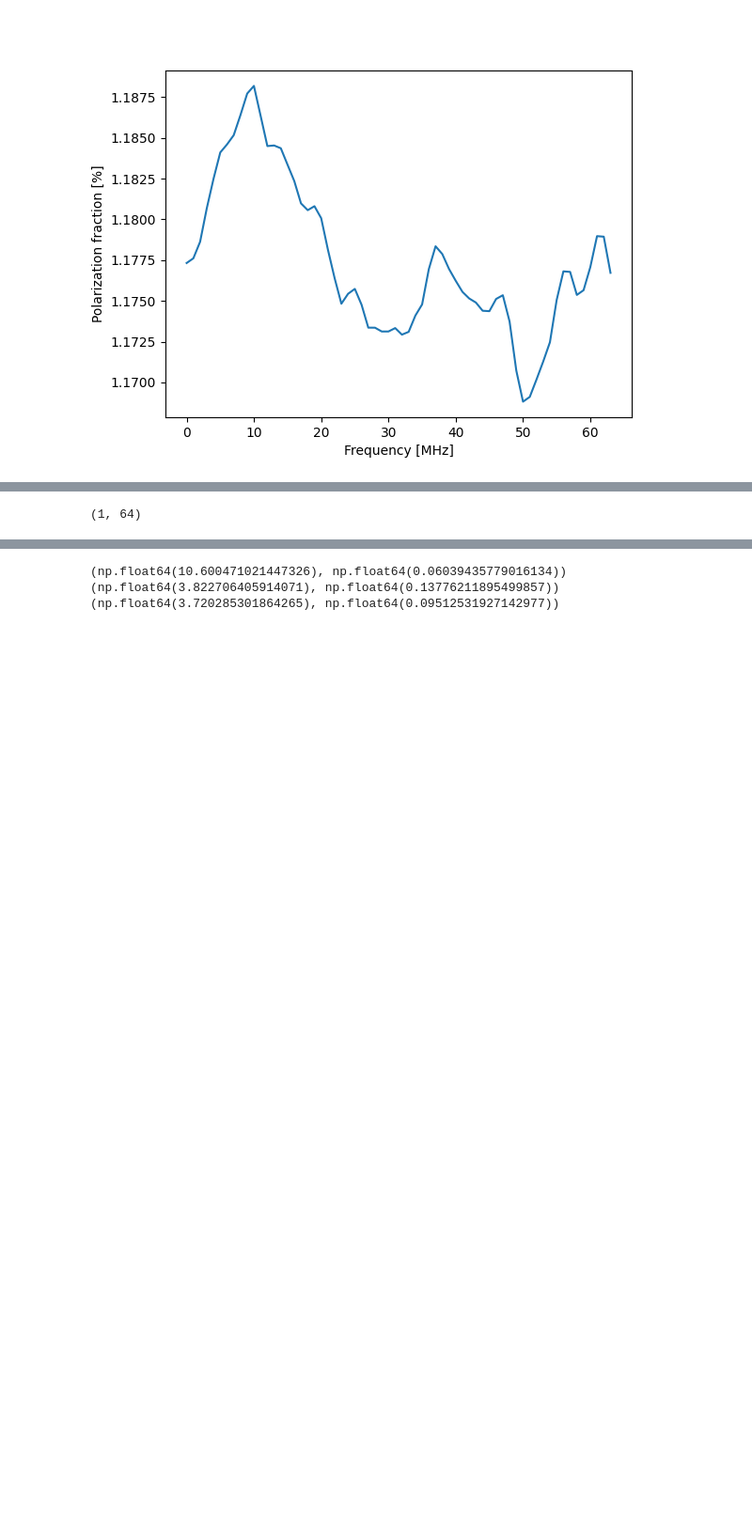
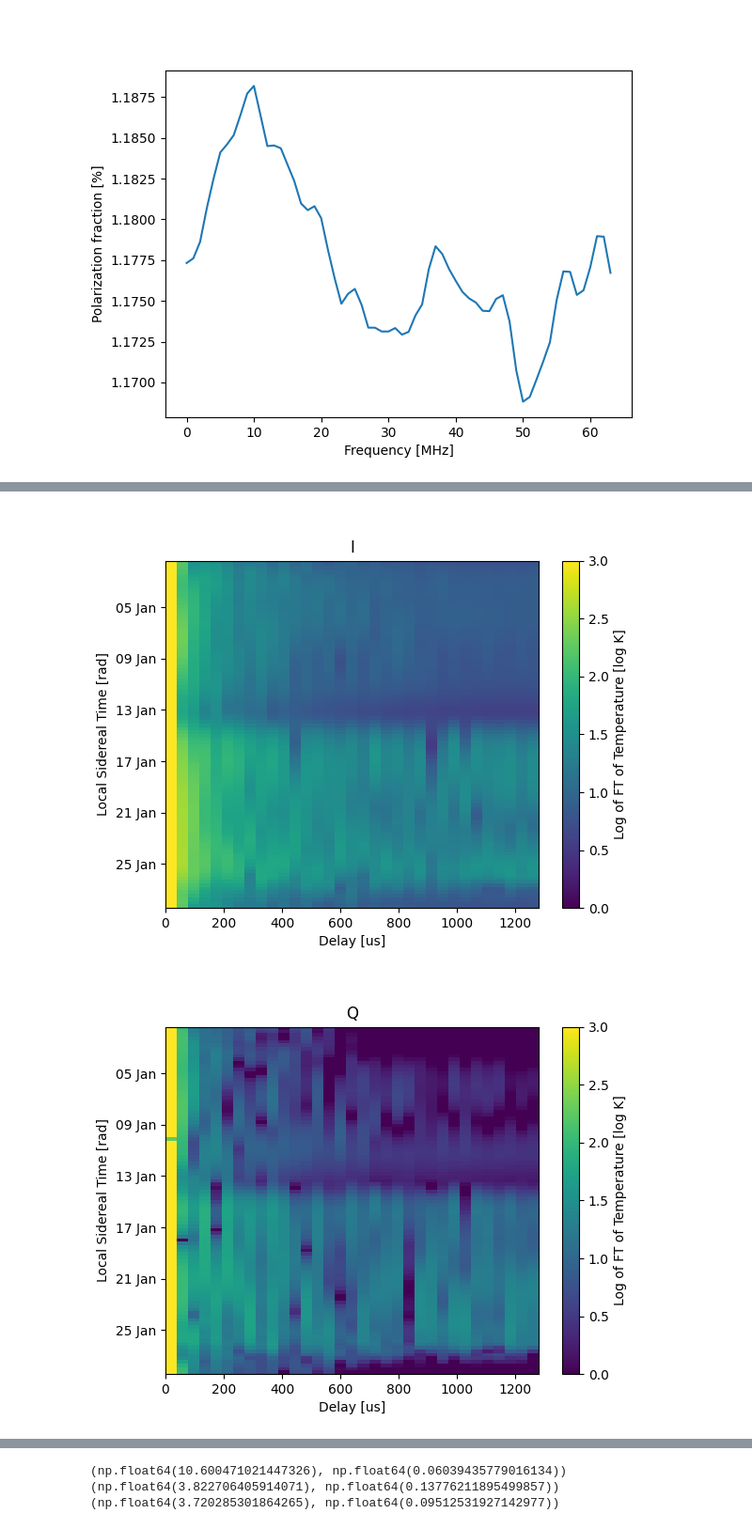
Before and after one commit to christianhbye/lusee_faraday, a Jupyter notebook: notebooks/wmap-time.ipynb, the cells around one changed output, grey strips where cells are left out. Shown at 94% size. Cells and saved outputs as stored; diff of their text form; code cells hidden in the pictures; blank space fills up the shorter version.

```diff
--- a/notebooks/wmap-time.ipynb
+++ b/notebooks/wmap-time.ipynb
@@ -116,4 +124,20 @@ print(((pQ**2 + pU**2)/pI**2)[0] * 100)
 # %%
-pI.shape
+def delay_waterfall(arr, title=None, vmin=None, vmax=None):
+    _arr = np.fft.rfft(arr, axis=1)
+    tau = np.fft.rfftfreq(fzoom.size, d=fzoom[1]-fzoom[0])
+    plt.figure()
+    plt.imshow(np.log10(np.abs(_arr)), aspect="auto", extent=[tau[0], tau[-1], times[-1].to_datetime(), times[0].to_datetime()], vmin=vmin, vmax=vmax)
+    plt.gca().yaxis.set_major_formatter(mdates.DateFormatter('%d %b'))
+    plt.xlabel("Delay [us]")
+    #plt.ylabel("")
+    plt.colorbar(label="Log of FT of Temperature [log K]")
+    if title:
+        plt.title(title)
+    plt.show()
-# %% [output]
-(1, 64)
+# %%
+delay_waterfall(pI, title="I", vmin=0, vmax=3)
+delay_waterfall(pQ, title="Q", vmin=0, vmax=3)
+delay_waterfall(pU, title="U", vmin=0, vmax=3)
+# %% [output]
+[figure, added]
+[figure, added]
```
Also changed, not shown: parts of 7 cells of this notebook, 1 other file.
